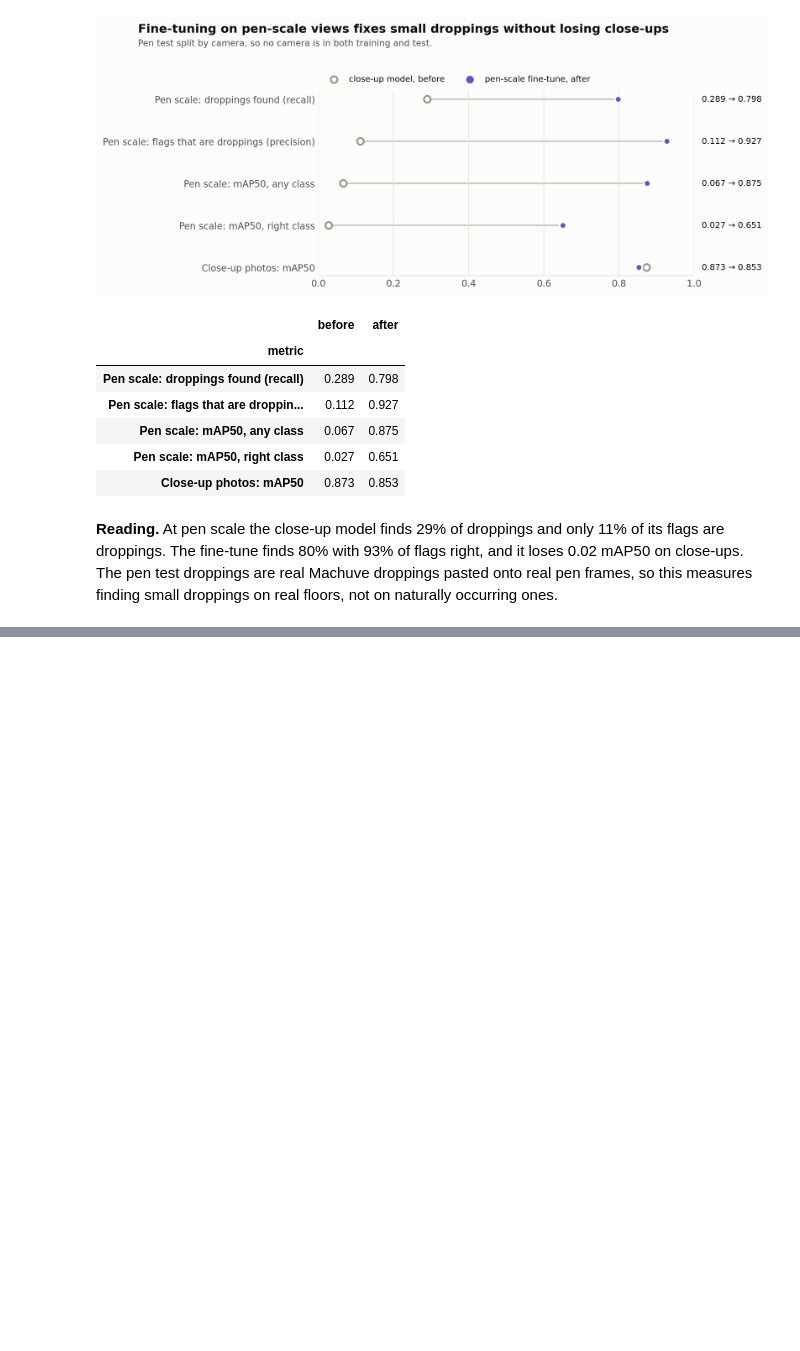
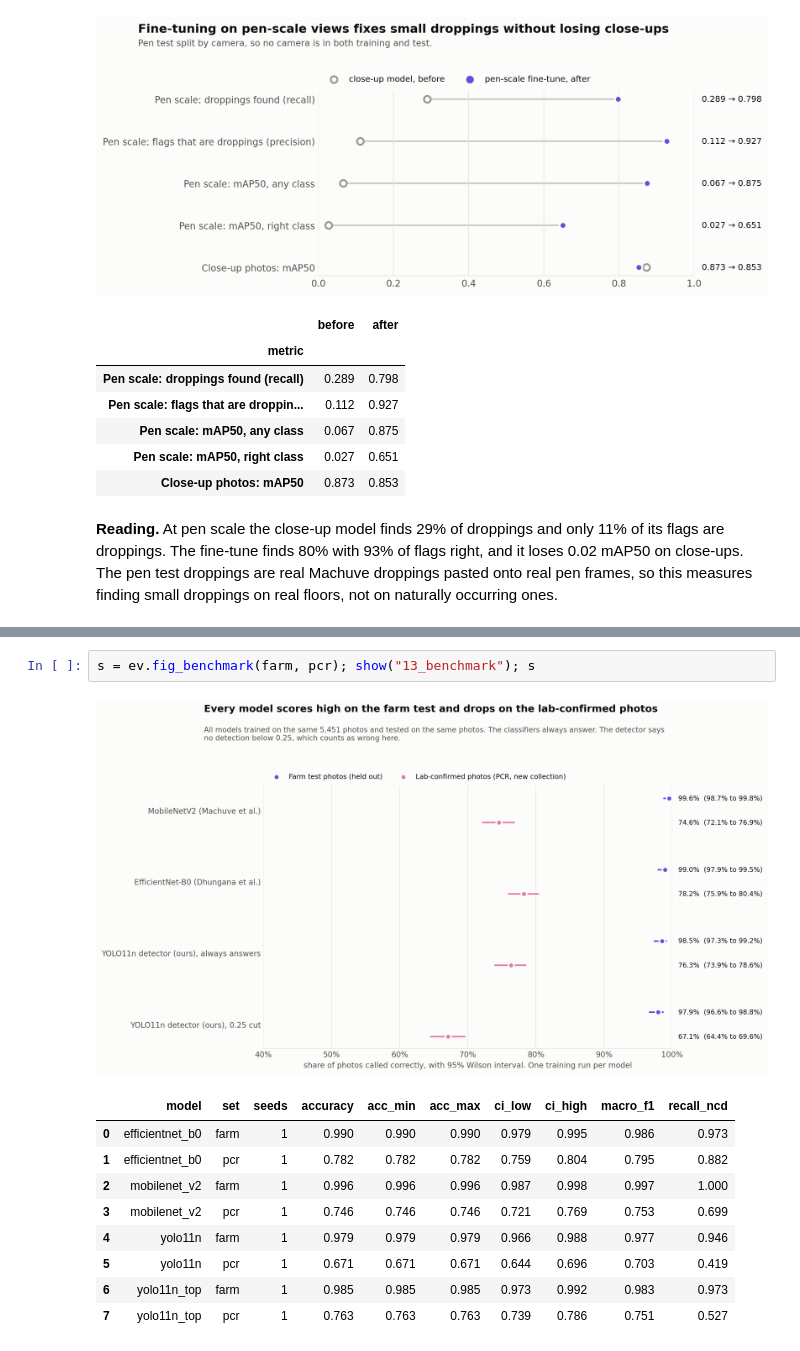
Before and after one commit to Dee-1862/Holy-Crap, a Jupyter notebook: data-visualization/02_model_evaluation.ipynb, the cells around one changed output, grey strips where cells are left out. Drawn from its saved outputs; the diff is of its cells as text; blank space fills up the shorter version.

```diff
--- a/data-visualization/02_model_evaluation.ipynb
+++ b/data-visualization/02_model_evaluation.ipynb
@@ -193 +208,14 @@ t = ev.fig_live_clip(); show("12_live_clip_answer_key"); t
+# %%
+s = ev.fig_benchmark(farm, pcr); show("13_benchmark"); s
+# %% [output]
+[figure, added]
+|  | model | set | seeds | accuracy | acc_min | acc_max | ci_low | ci_high | macro_f1 | recall_ncd |
+| 0 | efficientnet_b0 | farm | 1 | 0.990 | 0.990 | 0.990 | 0.979 | 0.995 | 0.986 | 0.973 |
+| 1 | efficientnet_b0 | pcr | 1 | 0.782 | 0.782 | 0.782 | 0.759 | 0.804 | 0.795 | 0.882 |
+| 2 | mobilenet_v2 | farm | 1 | 0.996 | 0.996 | 0.996 | 0.987 | 0.998 | 0.997 | 1.000 |
+| 3 | mobilenet_v2 | pcr | 1 | 0.746 | 0.746 | 0.746 | 0.721 | 0.769 | 0.753 | 0.699 |
+| 4 | yolo11n | farm | 1 | 0.979 | 0.979 | 0.979 | 0.966 | 0.988 | 0.977 | 0.946 |
+| 5 | yolo11n | pcr | 1 | 0.671 | 0.671 | 0.671 | 0.644 | 0.696 | 0.703 | 0.419 |
+| 6 | yolo11n_top | farm | 1 | 0.985 | 0.985 | 0.985 | 0.973 | 0.992 | 0.983 | 0.973 |
+| 7 | yolo11n_top | pcr | 1 | 0.763 | 0.763 | 0.763 | 0.739 | 0.786 | 0.751 | 0.527 |
 # %% [markdown]
```
Also changed, not shown: parts of 4 cells of this notebook, 45 other files.
